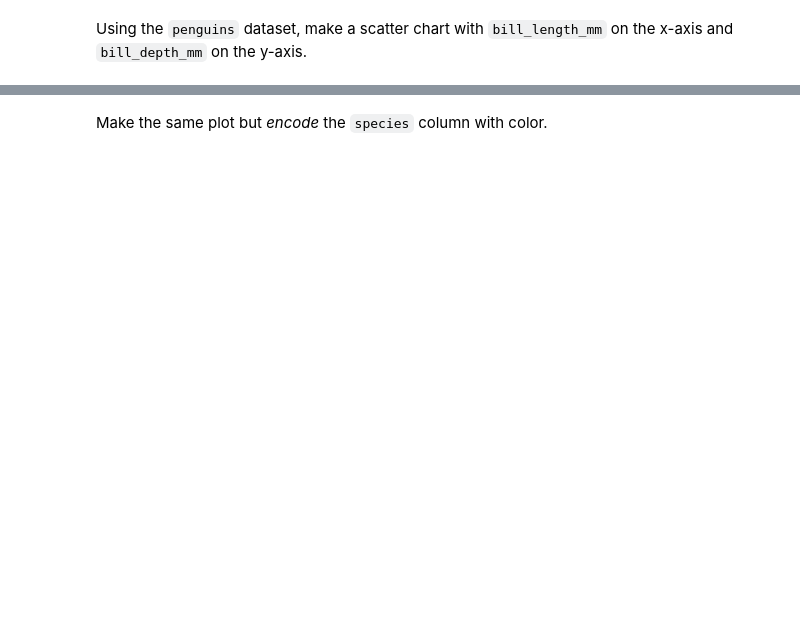
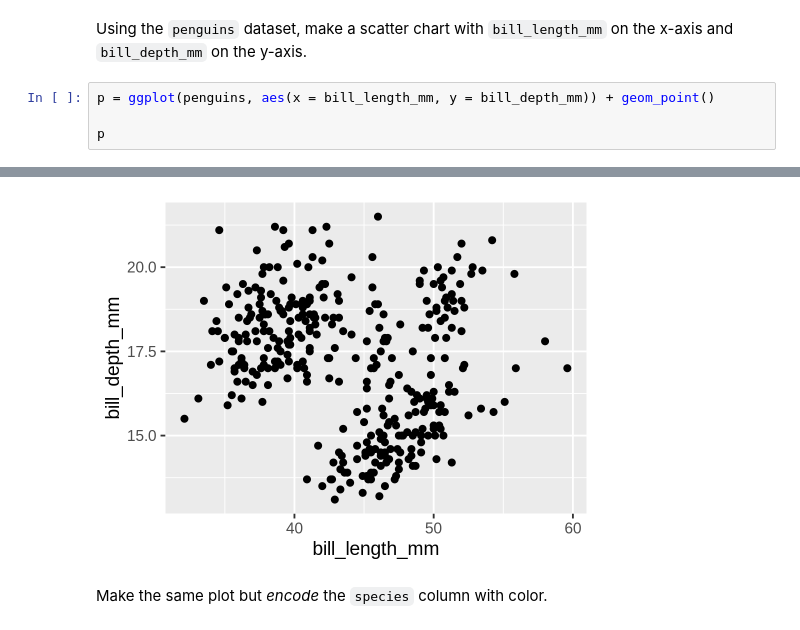
Before and after one commit to chuckpr/BIOS512-example, a Jupyter notebook: 01_BIOS512_assignment.ipynb, the cells around one changed output, grey strips where cells are left out. Saved outputs shown, nothing was run; the diff lists cells and outputs as text; blank space fills up the shorter version.

```diff
--- a/01_BIOS512_assignment.ipynb
+++ b/01_BIOS512_assignment.ipynb
@@ -38,2 +52,7 @@ Preview the `penguins` dataset (hint: use the `head` function).
 # %% [markdown]
 Using the `penguins` dataset, make a scatter chart with `bill_length_mm` on the x-axis and `bill_depth_mm` on the y-axis.
+# %%
+p = ggplot(penguins, aes(x = bill_length_mm, y = bill_depth_mm)) + geom_point()
+
+p
+# %% [output]
@@ -40,2 +61,3 @@ Using the `penguins` dataset, make a scatter chart with `bill_length_mm` on the
+[figure, added]
 # %% [markdown]
 Make the same plot but *encode* the `species` column with color.
```
Also changed, not shown: parts of 11 cells of this notebook.
